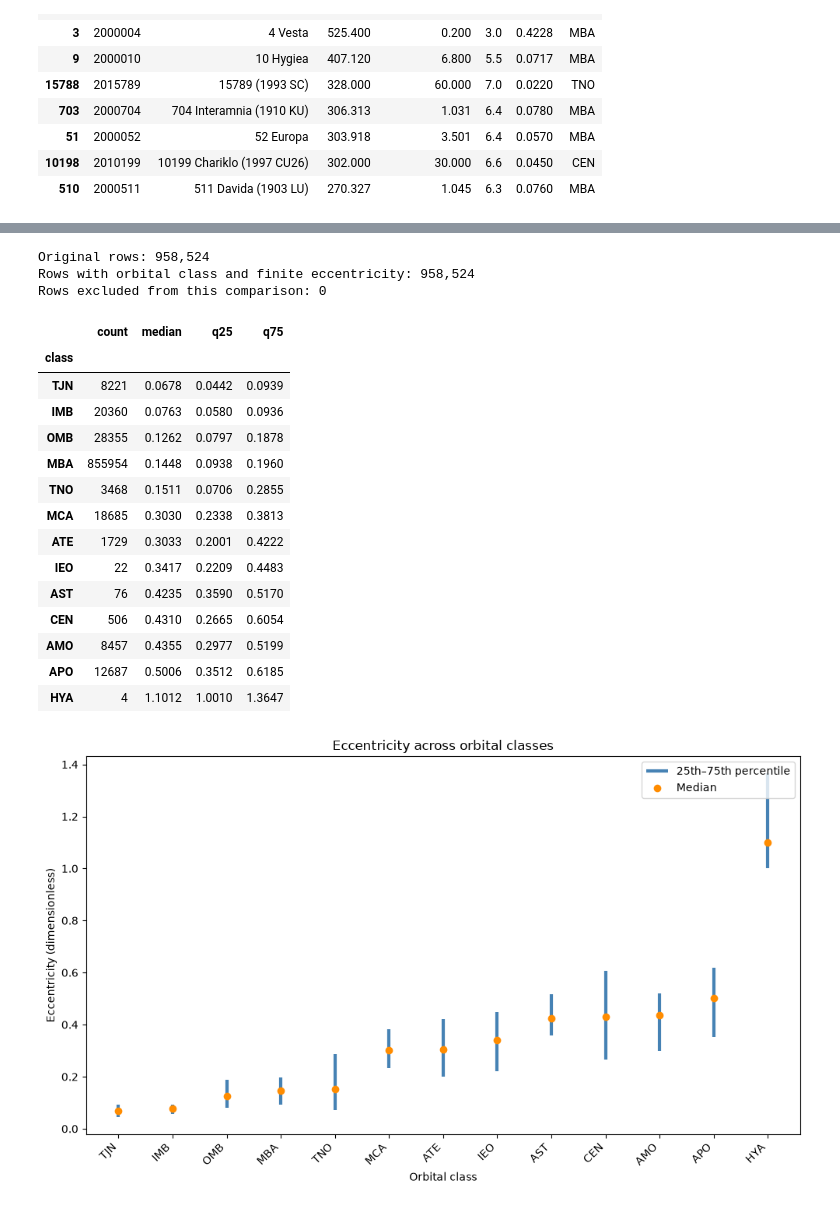
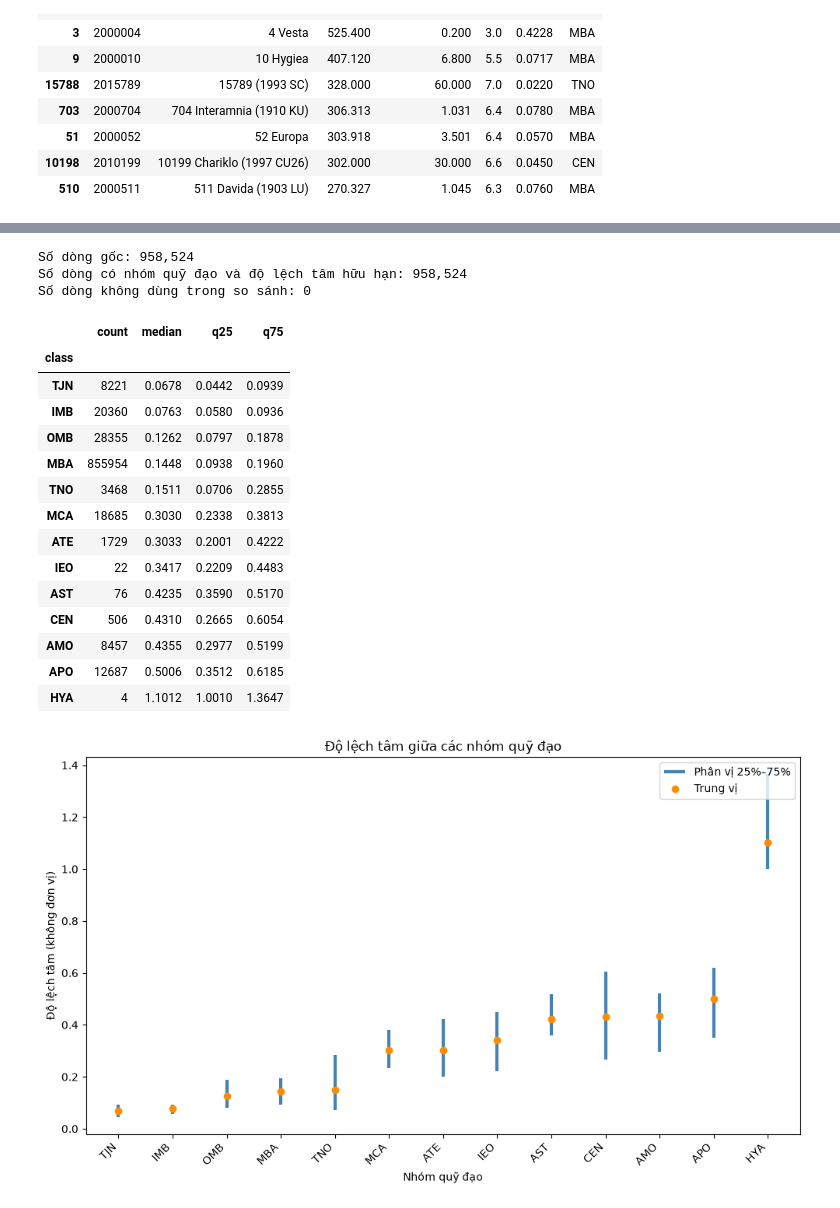
Before and after one commit to hohuunghiem/Programming-for-Data-Science, a Jupyter notebook: notebooks/01_collection_exploration.ipynb, the cells around one changed output, grey strips where cells are left out. Saved outputs shown, nothing was run; the diff lists cells and outputs as text; code cells hidden in the pictures.

```diff
--- a/notebooks/01_collection_exploration.ipynb
+++ b/notebooks/01_collection_exploration.ipynb
@@ -491,15 +432,15 @@ display(pd.DataFrame(range_results))
 # %%
 plot_labels = {
-    "H": "Absolute magnitude H (mag)",
-    "diameter": "Diameter (km)",
-    "albedo": "Geometric albedo (dimensionless)",
-    "e": "Eccentricity (dimensionless)",
-    "a": "Semi-major axis (au)",
-    "q": "Perihelion distance (au)",
-    "ad": "Aphelion distance (au)",
-    "i": "Inclination (degrees)",
-    "per_y": "Orbital period (years)",
-    "moid": "Earth MOID (au)"
+    "H": "Độ sáng tuyệt đối H (mag)",
+    "diameter": "Đường kính (km)",
+    "albedo": "Suất phản chiếu (không đơn vị)",
+    "e": "Độ lệch tâm (không đơn vị)",
+    "a": "Bán trục lớn (au)",
+    "q": "Khoảng cách cận nhật (au)",
+    "ad": "Khoảng cách viễn nhật (au)",
+    "i": "Độ nghiêng (độ)",
+    "per_y": "Chu kỳ (năm)",
+    "moid": "Khoảng cách giữa hai quỹ đạo (au)"
 }
 
 ncols = 2
@@ -524,12 +465,12 @@ for ax, col in zip(axes.flat, numeric_columns):
         values.median(),
         color="darkorange",
         linestyle="--",
-        label="Median"
+        label="Trung vị"
     )
 
-    ax.set_title(f"Distribution of {col}")
+    ax.set_title(f"Phân phối của {col}")
     ax.set_xlabel(plot_labels[col])
-    ax.set_ylabel("Number of objects")
+    ax.set_ylabel("Số đối tượng")
     ax.legend()
 
 for ax in list(axes.flat)[len(numeric_columns):]:
@@ -759,9 +698,9 @@ class_data = (
     .dropna(subset=["class", "e"])
 )
 
-print(f"Original rows: {len(df):,}")
-print(f"Rows with orbital class and finite eccentricity: {len(class_data):,}")
-print(f"Rows excluded from this comparison: {len(df) - len(class_data):,}")
+print(f"Số dòng gốc: {len(df):,}")
+print(f"Số dòng có nhóm quỹ đạo và độ lệch tâm hữu hạn: {len(class_data):,}")
+print(f"Số dòng không dùng trong so sánh: {len(df) - len(class_data):,}")
 
 class_summary = (
     class_data.groupby("class")["e"]
@@ -786,44 +725,44 @@ ax.vlines(
     class_summary["q75"],
     color="steelblue",
     linewidth=3,
-    label="25th–75th percentile"
+    label="Phân vị 25%–75%"
 )
 
 ax.scatter(
     positions,
     class_summary["median"],
     color="darkorange",
     zorder=3,
-    label="Median"
+    label="Trung vị"
 )
 
 ax.set_xticks(positions)
 ax.set_xticklabels(class_summary.index, rotation=45, ha="right")
-ax.set_xlabel("Orbital class")
-ax.set_ylabel("Eccentricity (dimensionless)")
-ax.set_title("Eccentricity across orbital classes")
+ax.set_xlabel("Nhóm quỹ đạo")
+ax.set_ylabel("Độ lệch tâm (không đơn vị)")
+ax.set_title("Độ lệch tâm giữa các nhóm quỹ đạo")
 ax.legend()
 
 plt.tight_layout()
 plt.show()
 # %% [output]
-Original rows: 958,524
-Rows with orbital class and finite eccentricity: 958,524
-Rows excluded from this comparison: 0
+Số dòng gốc: 958,524
+Số dòng có nhóm quỹ đạo và độ lệch tâm hữu hạn: 958,524
+Số dòng không dùng trong so sánh: 0
 |  | count | median | q25 | q75 |
 | class |  |  |  |  |
 | TJN | 8221 | 0.0678 | 0.0442 | 0.0939 |
 | IMB | 20360 | 0.0763 | 0.0580 | 0.0936 |
 | OMB | 28355 | 0.1262 | 0.0797 | 0.1878 |
 | MBA | 855954 | 0.1448 | 0.0938 | 0.1960 |
 | TNO | 3468 | 0.1511 | 0.0706 | 0.2855 |
 | MCA | 18685 | 0.3030 | 0.2338 | 0.3813 |
 | ATE | 1729 | 0.3033 | 0.2001 | 0.4222 |
 | IEO | 22 | 0.3417 | 0.2209 | 0.4483 |
 | AST | 76 | 0.4235 | 0.3590 | 0.5170 |
 | CEN | 506 | 0.4310 | 0.2665 | 0.6054 |
 | AMO | 8457 | 0.4355 | 0.2977 | 0.5199 |
 | APO | 12687 | 0.5006 | 0.3512 | 0.6185 |
 | HYA | 4 | 1.1012 | 1.0010 | 1.3647 |
-[figure, old version]
+[figure, new version]
 # %% [markdown]
```
Also changed, not shown: parts of 75 cells of this notebook, 2 other files.
